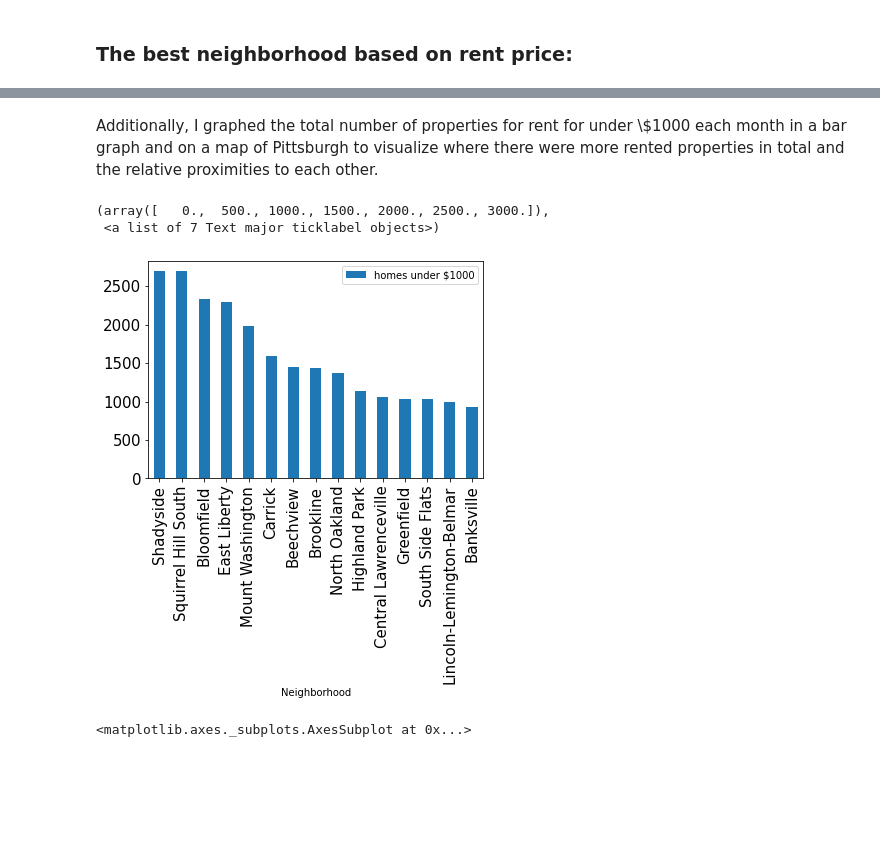
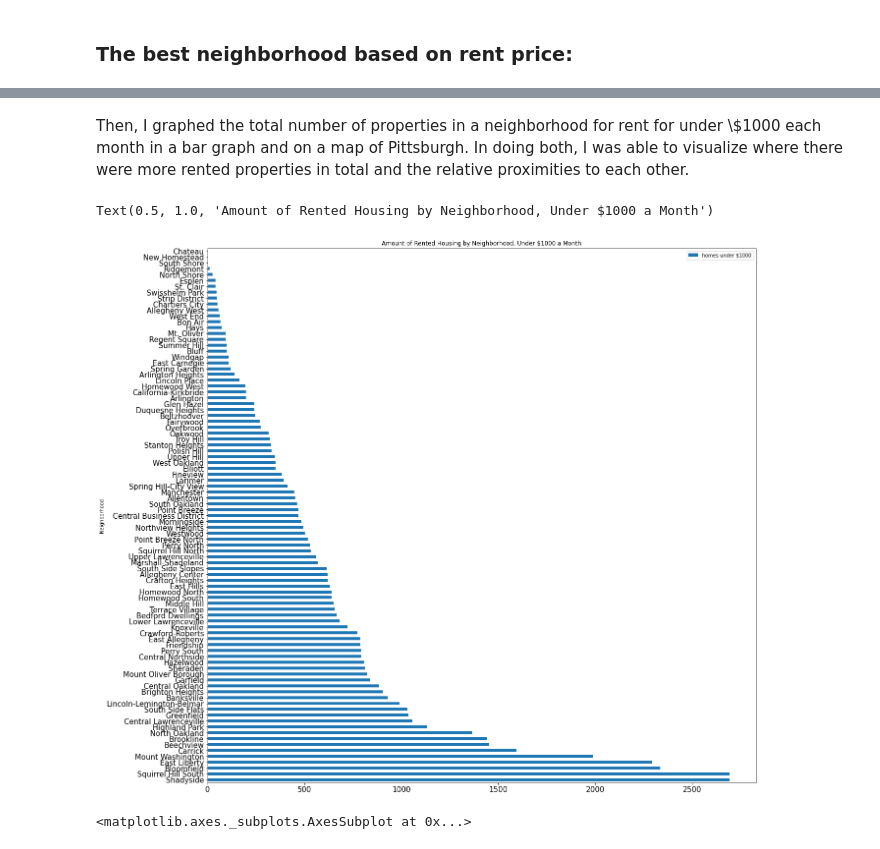
Before and after one commit to mark-sheffield/Final-Project, a Jupyter notebook: PresentationNotebook.ipynb, the cells around one changed output, grey strips where cells are left out. Saved outputs shown, nothing was run; the diff lists cells and outputs as text; code cells hidden in the pictures; blank space fills up the shorter version.

```diff
--- a/PresentationNotebook.ipynb
+++ b/PresentationNotebook.ipynb
@@ -119,15 +96,15 @@ array([<matplotlib.axes._subplots.AxesSubplot object at 0x...>,
 # %% [markdown]
-Additionally, I graphed the total number of properties for rent for under \\$1000 each month in a bar graph and on a map of Pittsburgh to visualize where there were more rented properties in total and the relative proximities to each other.
+Then, I graphed the total number of properties in a neighborhood for rent for under \\$1000 each month in a bar graph and on a map of Pittsburgh. In doing both, I was able to visualize where there were more rented properties in total and the relative proximities to each other.
 # %%
 contract_rent_pandas["homes under $1000"] = contract_rent_pandas[homes_under_1000].sum(axis = 1)
 
-contract_rent_pandas["homes under $1000"].sort_values(ascending = False).head(15).plot.bar()
+contract_rent_pandas["homes under $1000"].sort_values(ascending = False).plot.barh(figsize = (20 , 20))
 plt.legend(bbox_to_anchor=(1,1))
 plt.xticks(fontsize = 15)
 plt.yticks(fontsize = 15)
+plt.title("Amount of Rented Housing by Neighborhood, Under $1000 a Month")
 # %% [output]
-(array([   0.,  500., 1000., 1500., 2000., 2500., 3000.]),
- <a list of 7 Text major ticklabel objects>)
+Text(0.5, 1.0, 'Amount of Rented Housing by Neighborhood, Under $1000 a Month')
-[figure, old version]
+[figure, new version]
 # %%
 neighborhoods = gpd.read_file("Neighborhoods_.shp")
```
Also changed, not shown: parts of 13 cells of this notebook.
